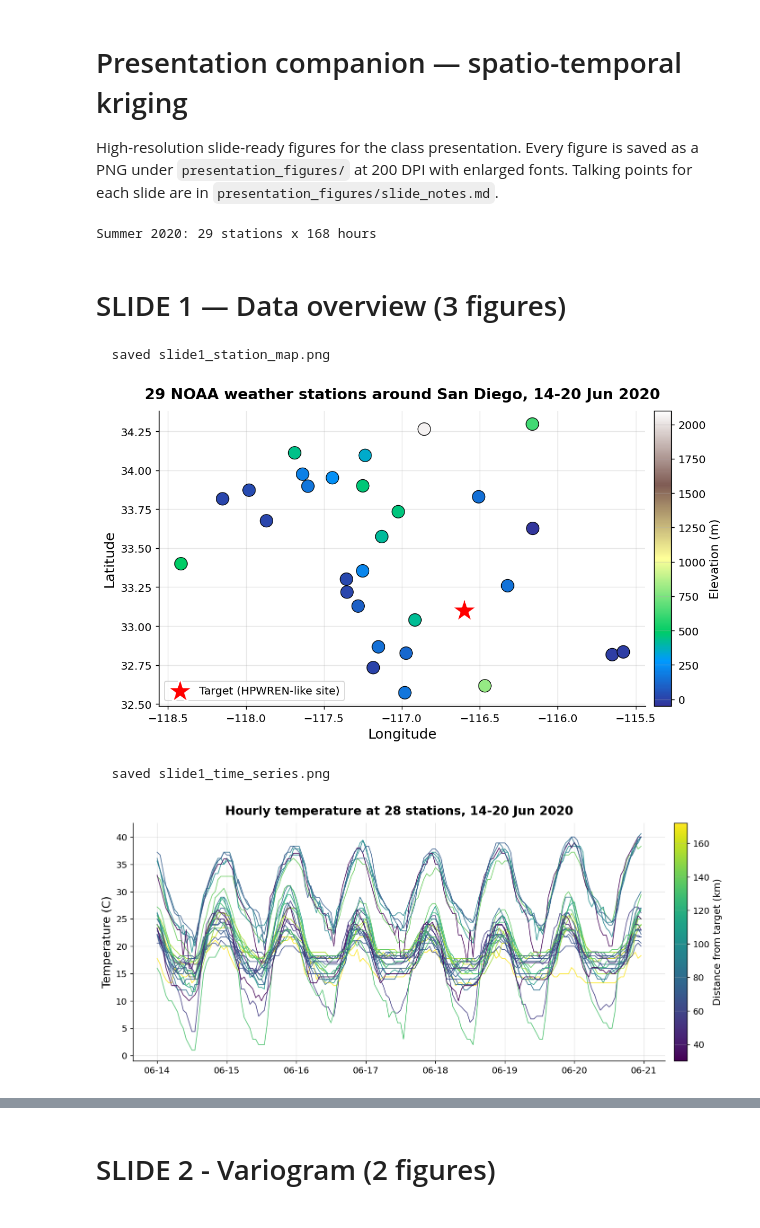
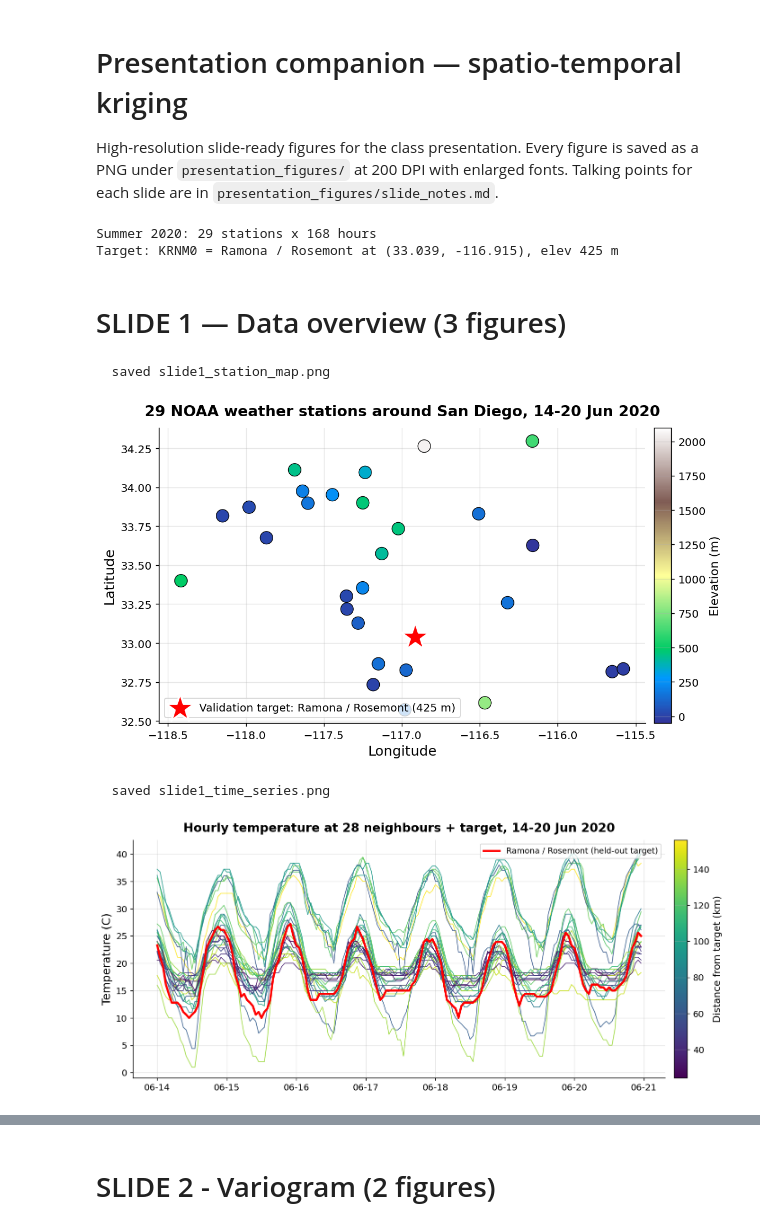
Before and after one commit to mkizilov/stat654-kriging-project, a Jupyter notebook: presentation.ipynb, the cells around one changed output, grey strips where cells are left out. Drawn from its saved outputs; the diff is of its cells as text; code cells hidden in the pictures.

```diff
--- a/presentation.ipynb
+++ b/presentation.ipynb
@@ -49,24 +49,32 @@ def load_period(tag):
     return meta.set_index("station_id"), wide
 
 meta_sum, wide_sum = load_period("summer_2020")
-TARGET_LAT, TARGET_LON = 33.1, -116.6
+TARGET_SID = "KRNM0"
+TARGET_LAT = float(meta_sum.loc[TARGET_SID, "latitude"])
+TARGET_LON = float(meta_sum.loc[TARGET_SID, "longitude"])
+TARGET_ELEV = float(meta_sum.loc[TARGET_SID, "elevation"])
+TARGET_NAME = meta_sum.loc[TARGET_SID, "name"]
 meta_sum["dist_km"] = K.haversine_km(
     TARGET_LAT, TARGET_LON, meta_sum["latitude"].values, meta_sum["longitude"].values,
 )
 print(f"Summer 2020: {wide_sum.shape[1]} stations x {wide_sum.shape[0]} hours")
+print(f"Target: {TARGET_SID} = {TARGET_NAME} at ({TARGET_LAT:.3f}, {TARGET_LON:.3f}), elev {TARGET_ELEV:.0f} m")
 # %% [output]
 Summer 2020: 29 stations x 168 hours
+Target: KRNM0 = Ramona / Rosemont at (33.039, -116.915), elev 425 m
 # %% [markdown]
 
 # SLIDE 1 — Data overview (3 figures)
 # %%
 
+others = meta_sum.drop(TARGET_SID)
 fig, ax = plt.subplots(figsize=(9, 6.2))
-sc = ax.scatter(meta_sum["longitude"], meta_sum["latitude"],
-                c=meta_sum["elevation"], cmap="terrain",
+sc = ax.scatter(others["longitude"], others["latitude"],
+                c=others["elevation"], cmap="terrain",
                 s=160, edgecolor="black", linewidth=0.7, vmin=-50, vmax=2100, zorder=3)
-ax.scatter([TARGET_LON], [TARGET_LAT], marker="*", color="red", s=750,
-           edgecolor="white", linewidth=1.8, zorder=5, label="Target (HPWREN-like site)")
+ax.scatter([TARGET_LON], [TARGET_LAT], marker="*", color="red", s=900,
+           edgecolor="white", linewidth=2.0, zorder=5,
+           label=f"Validation target: {TARGET_NAME} ({TARGET_ELEV:.0f} m)")
 ax.set_xlabel("Longitude"); ax.set_ylabel("Latitude")
 ax.set_title("29 NOAA weather stations around San Diego, 14-20 Jun 2020", pad=12)
 ax.legend(loc="lower left", fontsize=11)
@@ -78,32 +86,38 @@ savefig(fig, "slide1_station_map")
 plt.show()
 # %% [output]
   saved slide1_station_map.png
-[figure, old version]
+[figure, new version]
 # %%
 
 complete = wide_sum.dropna(axis=1, thresh=150)
-n = complete.shape[1]
-norm = Normalize(meta_sum.loc[complete.columns, "dist_km"].min(),
-                 meta_sum.loc[complete.columns, "dist_km"].max())
+others_cols = [c for c in complete.columns if c != TARGET_SID]
+n = len(others_cols)
+norm = Normalize(meta_sum.loc[others_cols, "dist_km"].min(),
+                 meta_sum.loc[others_cols, "dist_km"].max())
 cmap = cm.viridis
 
 fig, ax = plt.subplots(figsize=(11, 5))
-for sid in complete.columns:
+for sid in others_cols:
     color = cmap(norm(meta_sum.loc[sid, "dist_km"]))
     series = complete[sid].dropna()
     ax.plot(series.index, series.values, color=color, lw=1.0, alpha=0.85)
+if TARGET_SID in complete.columns:
+    tgt = complete[TARGET_SID].dropna()
+    ax.plot(tgt.index, tgt.values, color="red", lw=2.6,
+            label=f"{TARGET_NAME} (held-out target)", zorder=5)
+    ax.legend(loc="upper right")
 ax.set_ylabel("Temperature (C)")
-ax.set_title(f"Hourly temperature at {n} stations, 14-20 Jun 2020", pad=10)
+ax.set_title(f"Hourly temperature at 28 neighbours + target, 14-20 Jun 2020", pad=10)
 ax.xaxis.set_major_locator(mdates.DayLocator())
 ax.xaxis.set_major_formatter(mdates.DateFormatter("%m-%d"))
 sm = cm.ScalarMappable(norm=norm, cmap=cmap); sm.set_array([])
 div = make_axes_locatable(ax); cax = div.append_axes("right", size="2.5%", pad=0.15)
 cb = fig.colorbar(sm, cax=cax); cb.set_label("Distance from target (km)", fontsize=12)
 fig.tight_layout()
 savefig(fig, "slide1_time_series")
 plt.show()
 # %% [output]
   saved slide1_time_series.png
-[figure, old version]
+[figure, new version]
 # %%
 
```
Also changed, not shown: parts of 1 cell of this notebook, 6 other files.
